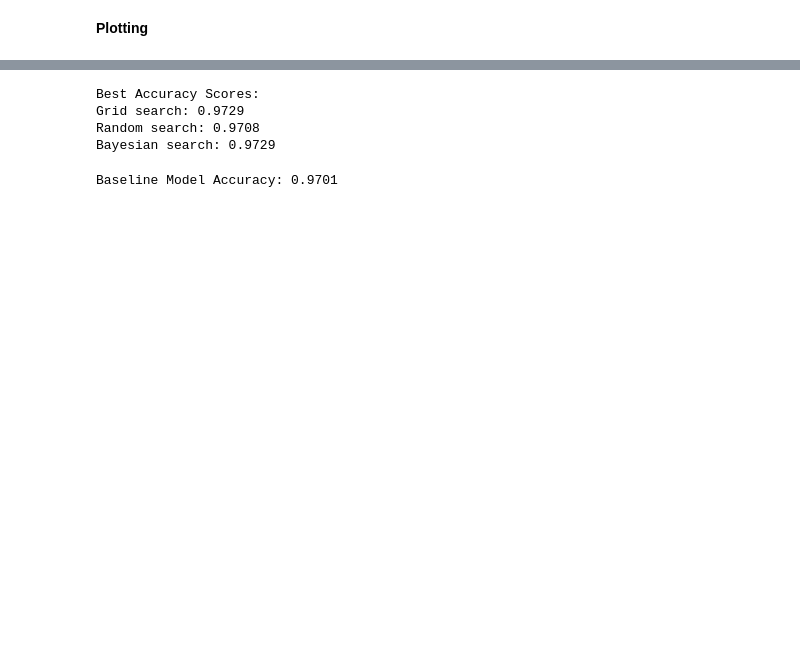
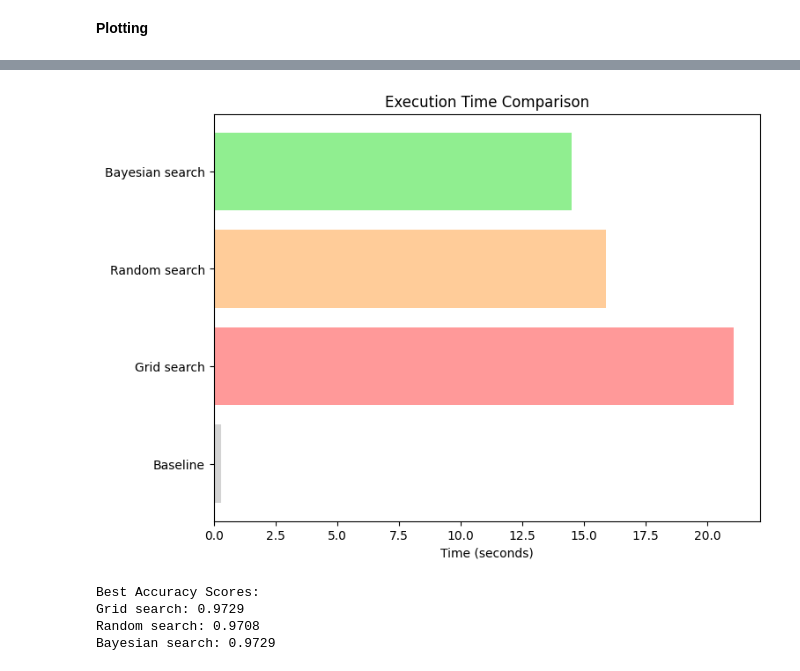
Before and after one commit to zarkobeats/Hyperparameter-Tuning-Using-Optimization-Strategies, a Jupyter notebook: project.ipynb, the cells around one changed output, grey strips where cells are left out. Cells and saved outputs as stored; diff of their text form; code cells hidden in the pictures; blank space fills up the shorter version.

Commit message:
adjusted plots

```diff
--- a/project.ipynb
+++ b/project.ipynb
@@ -73,12 +73,16 @@ def run_optimization():
     X_train, X_test, y_train, y_test = load_data()
 
     studies = {}
+    execution_times = {}
 
     print("Running Baseline Model...")
     start_time = time.time()
     baseline_accuracy = baseline_model()
     end_time = time.time()
-    print(f"Baseline Model Accuracy: {baseline_accuracy:.4f}, Time: {end_time - start_time:.2f}s")
+    baseline_time = end_time - start_time
+    print(f"Baseline Model Accuracy: {baseline_accuracy:.4f}, Time: {baseline_time:.2f}s")
+
+    execution_times["Baseline"] = baseline_time
 
     for name, objective in zip(["Grid search", "Random search", "Bayesian search"],
                                [grid_search, random_search, bayesian_search]):
@@ -87,11 +91,12 @@ def run_optimization():
         start_time = time.time()
         study.optimize(objective, n_trials=50)
         end_time = time.time()
-        print(f"Best Parameters ({name}): {study.best_params}, Time: {end_time - start_time:.2f}s")
+        execution_time = end_time - start_time
+        print(f"Best Parameters ({name}): {study.best_params}, Time: {execution_time:.2f}s")
         studies[name] = study
+        execution_times[name] = execution_time
 
-    studies["Baseline"] = baseline_accuracy
-    return studies
+    return studies, execution_times
 # %% [markdown]
 **List of Searches for the plotting**
 # %%
@@ -115,20 +121,17 @@ for name, study in studies.items():
 def plot_results(studies):
     optuna_studies = {name: study for name, study in studies.items() if name != "Baseline"}
 
-    # Ensure study names are correctly assigned (this should already be done)
     for name, study in optuna_studies.items():
         study.study_name = name
 
-    # Plotting the optimization history (with semicolon to suppress text output)
     vis.plot_optimization_history(list(optuna_studies.values())).show()
 
-    # Printing the best scores (optional, you can suppress this as well if needed)
     best_scores = {name: study.best_value for name, study in optuna_studies.items()}
 
     print("Best Accuracy Scores:")
     for name, score in best_scores.items():
         print(f"{name}: {score:.4f}")
 
-studies = run_optimization()
+studies, execution_times = run_optimization()
 # %% [output]
 Running Baseline Model...
@@ -194,3 +197,15 @@ Best Parameters (Bayesian search): {'n_estimators': 200, 'max_depth': 10, 'min_s
+# %%
+methods = list(execution_times.keys())
+times = list(execution_times.values())
+
+colors = ['lightgrey', '#FF9999', '#FFCC99', 'lightgreen']
+plt.figure(figsize=(8, 6))
+plt.barh(methods, times, color=colors)
+plt.xlabel("Time (seconds)")
+plt.title("Execution Time Comparison")
+plt.show()
+# %% [output]
+[figure, added]
 # %%
 plot_results(studies);
 # %% [output]
@@ -209,5 +224,3 @@ def plot_params(studies):
             fig.show()  # Display the figure
 
 plot_params(studies)
-# %% [output]
-Baseline Model Accuracy: 0.9701
```
Also changed, not shown: parts of 2 cells of this notebook.
